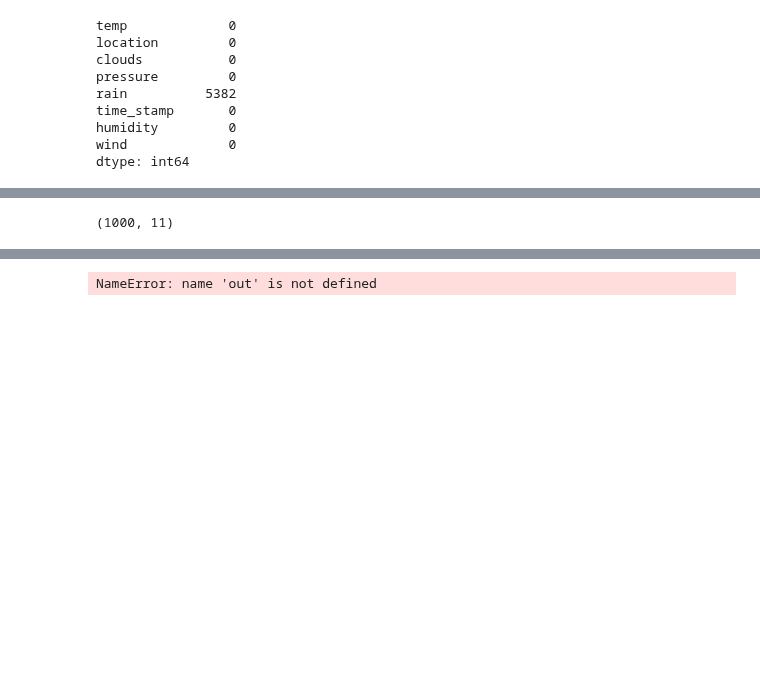
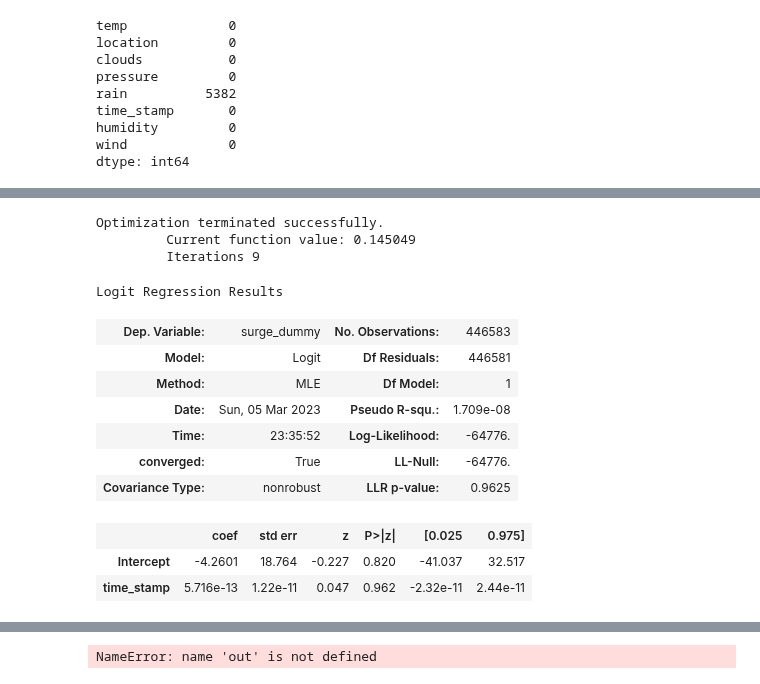
Before and after one commit to cndywu/TheYelpers, a Jupyter notebook: Final_Project_Model.ipynb, the cells around one changed output, grey strips where cells are left out. Cells and saved outputs as stored; diff of their text form; code cells hidden in the pictures; blank space fills up the shorter version.

```diff
--- a/Final_Project_Model.ipynb
+++ b/Final_Project_Model.ipynb
@@ -81,8 +115,22 @@ train_original = rides.loc[rides['bool'], :]
 id_list_test = list(test['id'])
 rides['bool'] = rides['id'].isin(id_list_test)
 test_original = rides.loc[rides['bool'], :]
-# %%
-train_orig_half = train_original.iloc[0:1000,:]
-train_orig_half.shape
-# %% [output]
-(1000, 11)
+# %%
+ols_object_basic_log = smf.logit(formula = 'surge_dummy~time_stamp', data = train_original)
+model_basic_log = ols_object_basic_log.fit()
+model_basic_log.summary()
+# %% [output]
+Optimization terminated successfully.
+         Current function value: 0.145049
+         Iterations 9
+Logit Regression Results
+| Dep. Variable: | surge_dummy | No. Observations: | 446583 |
+| Model: | Logit | Df Residuals: | 446581 |
+| Method: | MLE | Df Model: | 1 |
+| Date: | Sun, 05 Mar 2023 | Pseudo R-squ.: | 1.709e-08 |
+| Time: | 23:35:52 | Log-Likelihood: | -64776. |
+| converged: | True | LL-Null: | -64776. |
+| Covariance Type: | nonrobust | LLR p-value: | 0.9625 |
+|  | coef | std err | z | P>|z| | [0.025 | 0.975] |
+| Intercept | -4.2601 | 18.764 | -0.227 | 0.820 | -41.037 | 32.517 |
+| time_stamp | 5.716e-13 | 1.22e-11 | 0.047 | 0.962 | -2.32e-11 | 2.44e-11 |
```
Also changed, not shown: parts of 14 cells of this notebook.
